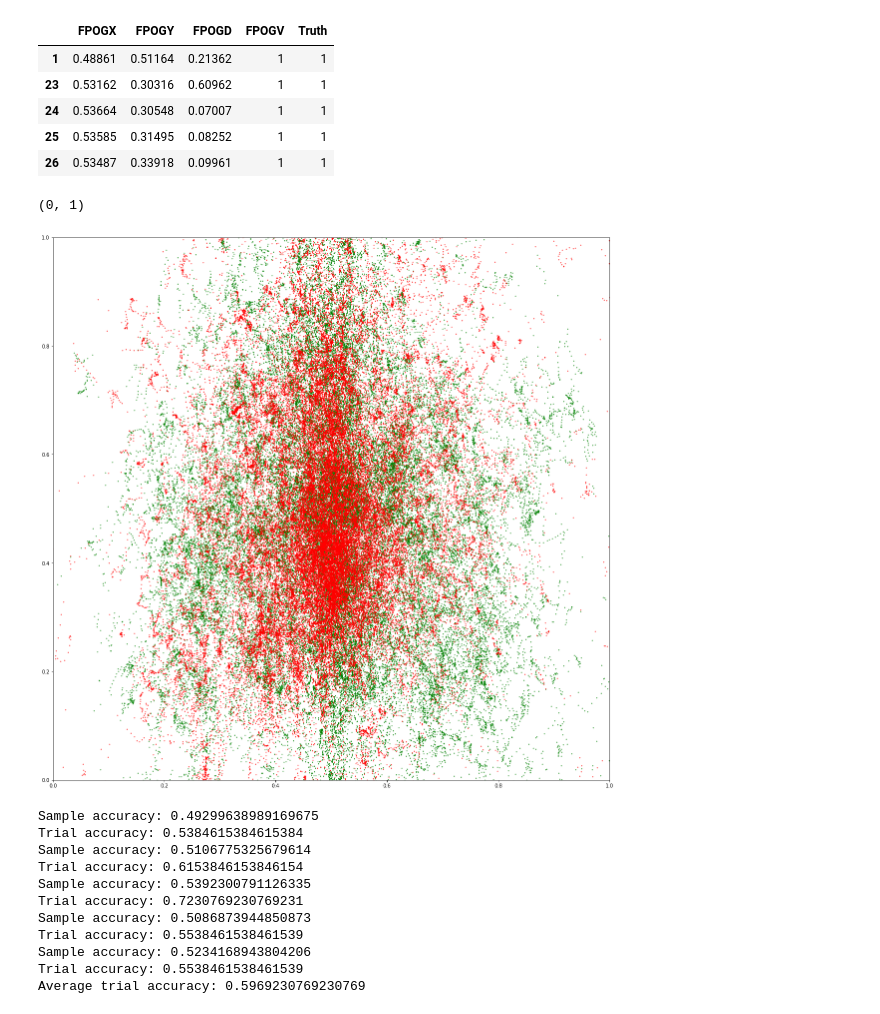
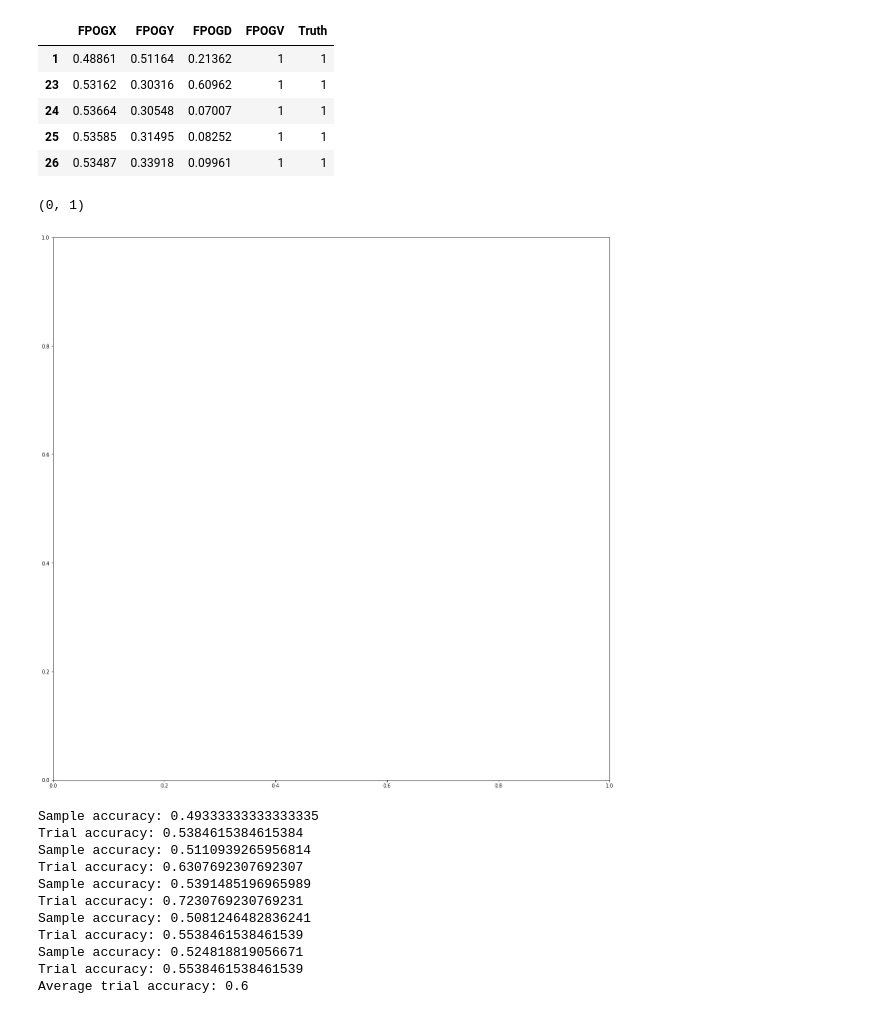
Before and after one commit to Nusserle/LieDetection, a Jupyter notebook: LieDetectionTest_Gaze.ipynb, the cells around one changed output. Saved outputs shown, nothing was run; the diff lists cells and outputs as text; code cells hidden in the pictures.

```diff
--- a/LieDetectionTest_Gaze.ipynb
+++ b/LieDetectionTest_Gaze.ipynb
@@ -146,22 +146,23 @@ from matplotlib import pyplot as plt
 # %%
 all_data = pd.concat(filtered_data)
 
 plt.figure(figsize=(20,20))
-plt.plot(all_data[all_data["Truth"] == 1]["FPOGX"], all_data[all_data["Truth"] == 1]["FPOGY"], "go", markersize=1)
-plt.plot(all_data[all_data["Truth"] == 0]["FPOGX"], all_data[all_data["Truth"] == 0]["FPOGY"], "ro", markersize=1)
+#plt.plot(all_data[all_data["Truth"] == 1]["FPOGX"], all_data[all_data["Truth"] == 1]["FPOGY"], "go", markersize=1)
+#plt.plot(all_data[all_data["Truth"] == 0]["FPOGX"], all_data[all_data["Truth"] == 0]["FPOGY"], "ro", markersize=1)
 plt.ylim(0,1)
 plt.xlim(0,1)
 # %% [output]
 (0, 1)
-[figure, old version]
+[figure, new version]
 # %%
 from sklearn.tree import DecisionTreeClassifier
+from sklearn.ensemble import RandomForestClassifier
 from sklearn.model_selection import train_test_split
 from sklearn.model_selection import KFold
 
 avg_trial = []
 kf = KFold(n_splits=5)
-for train_index, test_index in kf.split(filtered_data, labels):
+for train_index, test_index in kf.split(filtered_data):
   train_data_trial = []
   for i in train_index:
     train_data_trial.append(filtered_data[i])
@@ -182,21 +183,22 @@ for train_index, test_index in kf.split(filtered_data, labels):
       avg.append(0)
       continue
     predictions = model.predict_proba(trial.drop( "Truth", axis=1 ))
-    correct = (np.average(predictions, axis = 0)[1] > 0.5) == (trial["Truth"].iloc[0] > 0)
+    trial_prediction = np.average(predictions, axis = 0)[1] > 0.5
+    correct = (trial_prediction == (trial["Truth"].iloc[0] > 0))
     avg.append(1 if correct else 0)
   print("Trial accuracy:",np.average(avg))
   avg_trial.append(np.average(avg))
 
 print("Average trial accuracy:", np.average(avg_trial) )
 # %% [output]
-Sample accuracy: 0.49299638989169675
+Sample accuracy: 0.49333333333333335
 Trial accuracy: 0.5384615384615384
-Sample accuracy: 0.5106775325679614
-Trial accuracy: 0.6153846153846154
-Sample accuracy: 0.5392300791126335
+Sample accuracy: 0.5110939265956814
+Trial accuracy: 0.6307692307692307
+Sample accuracy: 0.5391485196965989
 Trial accuracy: 0.7230769230769231
-Sample accuracy: 0.5086873944850873
+Sample accuracy: 0.5081246482836241
 Trial accuracy: 0.5538461538461539
-Sample accuracy: 0.5234168943804206
+Sample accuracy: 0.524818819056671
 Trial accuracy: 0.5538461538461539
-Average trial accuracy: 0.5969230769230769
+Average trial accuracy: 0.6
```
Also changed, not shown: parts of 4 cells of this notebook.
